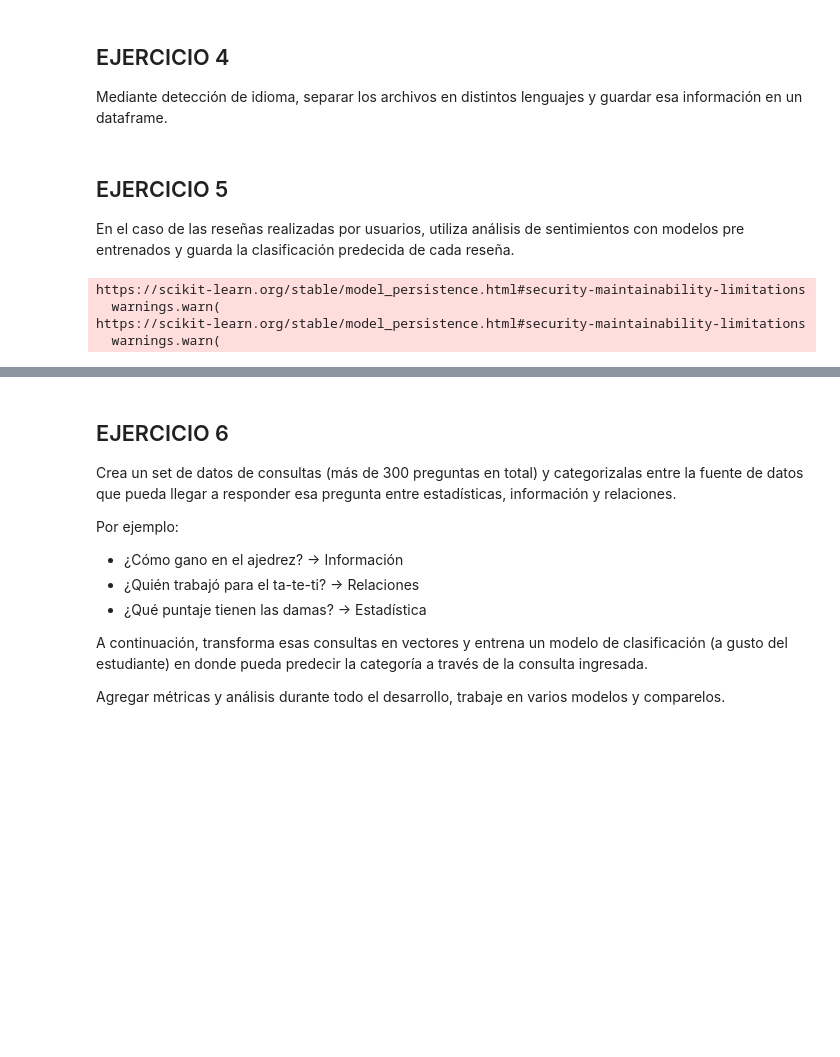
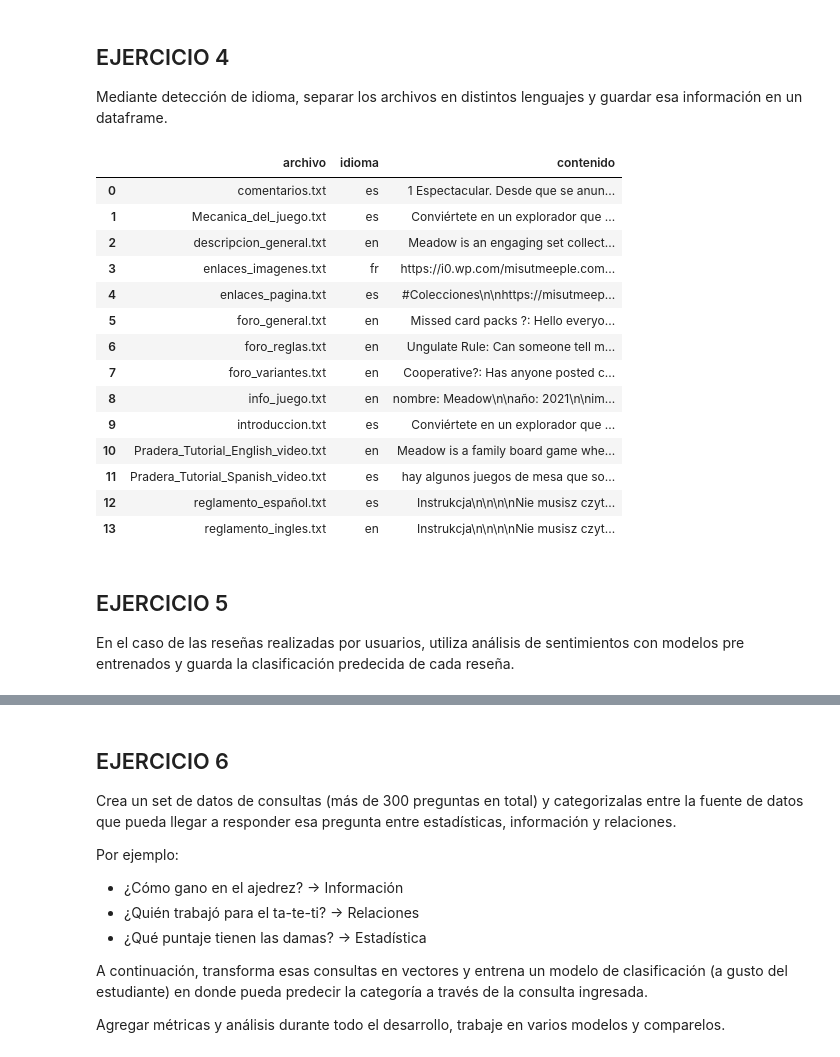
Before and after one commit to GrimaldiDamian/TP-NLP-Grimaldi, a Jupyter notebook: tp.ipynb, the cells around one changed output, grey strips where cells are left out. Cells and saved outputs as stored; diff of their text form; code cells hidden in the pictures; blank space fills up the shorter version.

```diff
--- a/tp.ipynb
+++ b/tp.ipynb
@@ -231,26 +232,58 @@ OSError: [E050] Can't find model 'es_core_news_lg'. It doesn't seem to be a Pyth
 # %% [markdown]
 ## EJERCICIO 4
 Mediante detección de idioma, separar los archivos en distintos lenguajes y guardar esa información en un dataframe.
+# %%
+from langdetect import detect
+
+nombres_archivos = ["comentarios.txt",
+                    "Mecanica_del_juego.txt",
+                    "descripcion_general.txt",
+                    "enlaces_imagenes.txt",
+                    "enlaces_pagina.txt",
+                    "foro_general.txt",
+                    "foro_reglas.txt",
+                    "foro_variantes.txt",
+                    "info_juego.txt",
+                    "introduccion.txt",
+                    "Pradera_Tutorial_English_video.txt",
+                    "Pradera_Tutorial_Spanish_video.txt",
+                    "reglamento_español.txt",
+                    "reglamento_ingles.txt"
+                    ]
+
+archivos = []
+
+for archivo in nombres_archivos:
+    lineas = apertura_txt(ruta, archivo)
+    while lineas and lineas[0].strip() == "":
+        lineas.pop(0)
+    texto = "\n".join(lineas)
+    idioma = detect(texto)
+    archivos.append({
+        "archivo": archivo,
+        "idioma": idioma,
+        "contenido": texto
+    })
+
+datos = pd.DataFrame(archivos)
+
+datos
+# %% [output]
+|  | archivo | idioma | contenido |
+| 0 | comentarios.txt | es | 1 Espectacular. Desde que se anun... |
+| 1 | Mecanica_del_juego.txt | es | Conviértete en un explorador que ... |
+| 2 | descripcion_general.txt | en | Meadow is an engaging set collect... |
+| 3 | enlaces_imagenes.txt | fr | https://i0.wp.com/misutmeeple.com... |
+| 4 | enlaces_pagina.txt | es | #Colecciones\n\nhttps://misutmeep... |
+| 5 | foro_general.txt | en | Missed card packs ?: Hello everyo... |
+| 6 | foro_reglas.txt | en | Ungulate Rule: Can someone tell m... |
+| 7 | foro_variantes.txt | en | Cooperative?: Has anyone posted c... |
+| 8 | info_juego.txt | en | nombre: Meadow\n\naño: 2021\n\nim... |
+| 9 | introduccion.txt | es | Conviértete en un explorador que ... |
+| 10 | Pradera_Tutorial_English_video.txt | en | Meadow is a family board game whe... |
+| 11 | Pradera_Tutorial_Spanish_video.txt | es | hay algunos juegos de mesa que so... |
+| 12 | reglamento_español.txt | es | Instrukcja\n\n\n\nNie musisz czyt... |
+| 13 | reglamento_ingles.txt | en | Instrukcja\n\n\n\nNie musisz czyt... |
 # %% [markdown]
 ## EJERCICIO 5
 En el caso de las reseñas realizadas por usuarios, utiliza análisis de sentimientos con modelos pre entrenados y guarda la clasificación predecida de cada reseña.
-# %%
-sentiment = sentiment_analysis.SentimentAnalysisSpanish()
-
-datos = []
-
-for comentario in comentarios_limpios:
-    score = sentiment.sentiment(comentario)
-    if score >= 0.5:
-        etiqueta = 'positivo'
-    elif score <= 0.3:
-        etiqueta = 'negativo'
-    else:
-        etiqueta = 'neutral'
-    datos.append({'Comentario': comentario, 'Sentimiento': etiqueta, 'Puntuación': score})
-df_pos = pd.DataFrame(datos)
-# %% [output]
-https://scikit-learn.org/stable/model_persistence.html#security-maintainability-limitations
-  warnings.warn(
-https://scikit-learn.org/stable/model_persistence.html#security-maintainability-limitations
-  warnings.warn(
```
Also changed, not shown: parts of 10 cells of this notebook.
